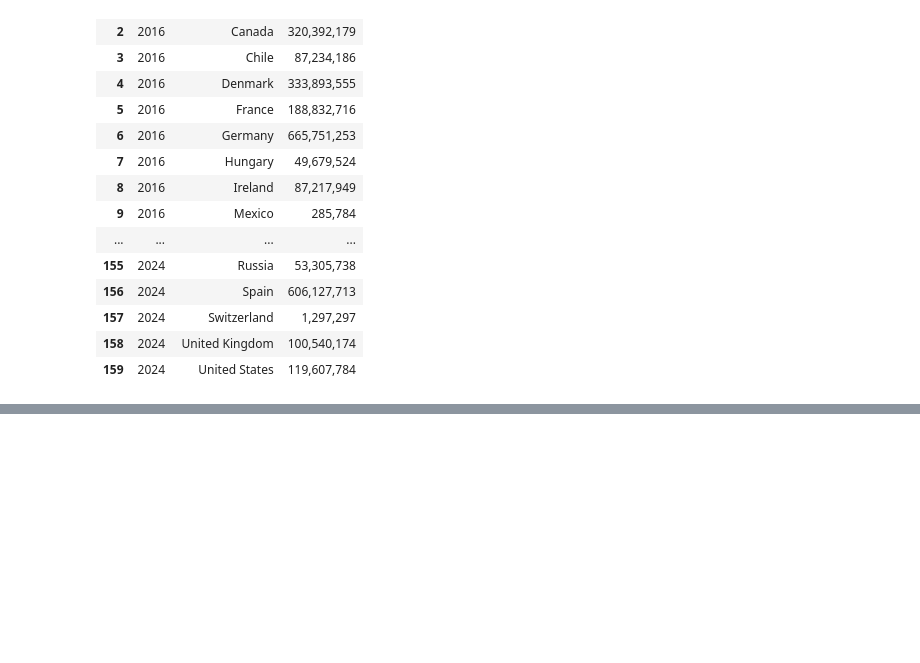
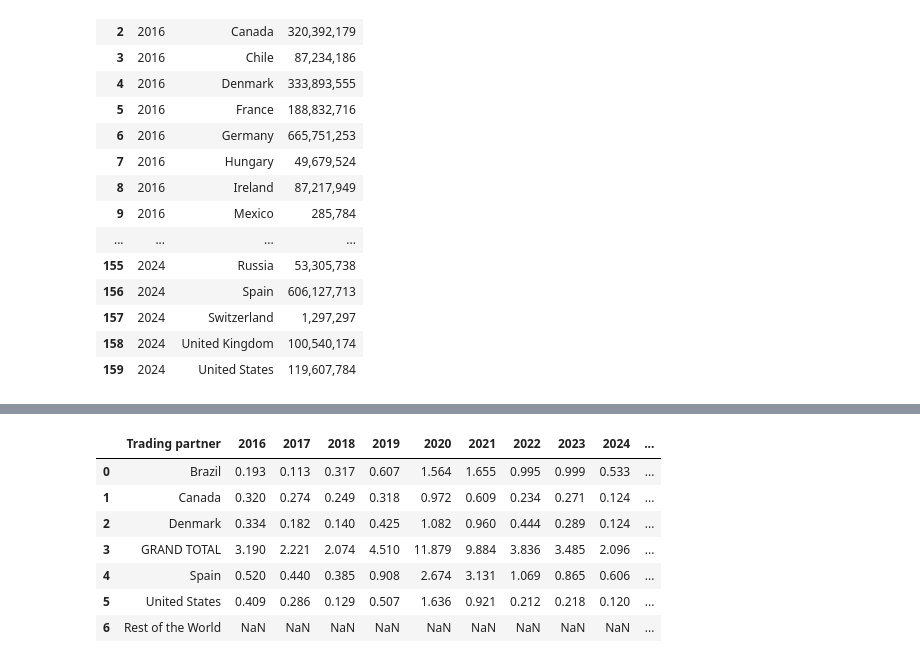
Before and after one commit to yatingw24/exports, a Jupyter notebook: analysis.ipynb, the cells around one changed output, grey strips where cells are left out. Cells and saved outputs as stored; diff of their text form; code cells hidden in the pictures; blank space fills up the shorter version.

```diff
--- a/analysis.ipynb
+++ b/analysis.ipynb
@@ -108,0 +118,6 @@ result
+# %%
+selected_countries = ['United States', 'Spain', 'Brazil']
+
+# Filter rows (including GRAND TOTAL)
+filtered_df = final_df[
+    final_df['Trading partner'].isin(selected_countries + ['GRAND TOTAL'])]
@@ -109 +132,30 @@ result
+# %%
+# Step 1: Calculate grand total (sum of all rows)
+grand_total = grouped.sum(numeric_only=True)
+
+# Step 2: Calculate the sum of the selected 5 countries
+selected_sum = filtered_df.sum(numeric_only=True)
+
+# Step 3: Calculate the difference
+rest_sum = grand_total - selected_sum
+
+# Step 4: Create a new row for "Rest of the World"
+rest_row = pd.DataFrame([rest_sum], index=['Rest of the World'])
+
+# Step 5: Add a 'Trading partner' column
+rest_row['Trading partner'] = 'Rest of the World'
+
+# Step 6: Combine with original result
+final_result = pd.concat([filtered_df, rest_row], ignore_index=True)
+# %%
+final_result
+# %% [output]
+|  | Trading partner | 2016 | 2017 | 2018 | 2019 | 2020 | 2021 | 2022 | 2023 | 2024 | ... |
+| 0 | Brazil | 0.193 | 0.113 | 0.317 | 0.607 | 1.564 | 1.655 | 0.995 | 0.999 | 0.533 | ... |
+| 1 | Canada | 0.320 | 0.274 | 0.249 | 0.318 | 0.972 | 0.609 | 0.234 | 0.271 | 0.124 | ... |
+| 2 | Denmark | 0.334 | 0.182 | 0.140 | 0.425 | 1.082 | 0.960 | 0.444 | 0.289 | 0.124 | ... |
+| 3 | GRAND TOTAL | 3.190 | 2.221 | 2.074 | 4.510 | 11.879 | 9.884 | 3.836 | 3.485 | 2.096 | ... |
+| 4 | Spain | 0.520 | 0.440 | 0.385 | 0.908 | 2.674 | 3.131 | 1.069 | 0.865 | 0.606 | ... |
+| 5 | United States | 0.409 | 0.286 | 0.129 | 0.507 | 1.636 | 0.921 | 0.212 | 0.218 | 0.120 | ... |
+| 6 | Rest of the World | NaN | NaN | NaN | NaN | NaN | NaN | NaN | NaN | NaN | ... |
 # %%
```
Also changed, not shown: parts of 25 cells of this notebook, 37 other files.
